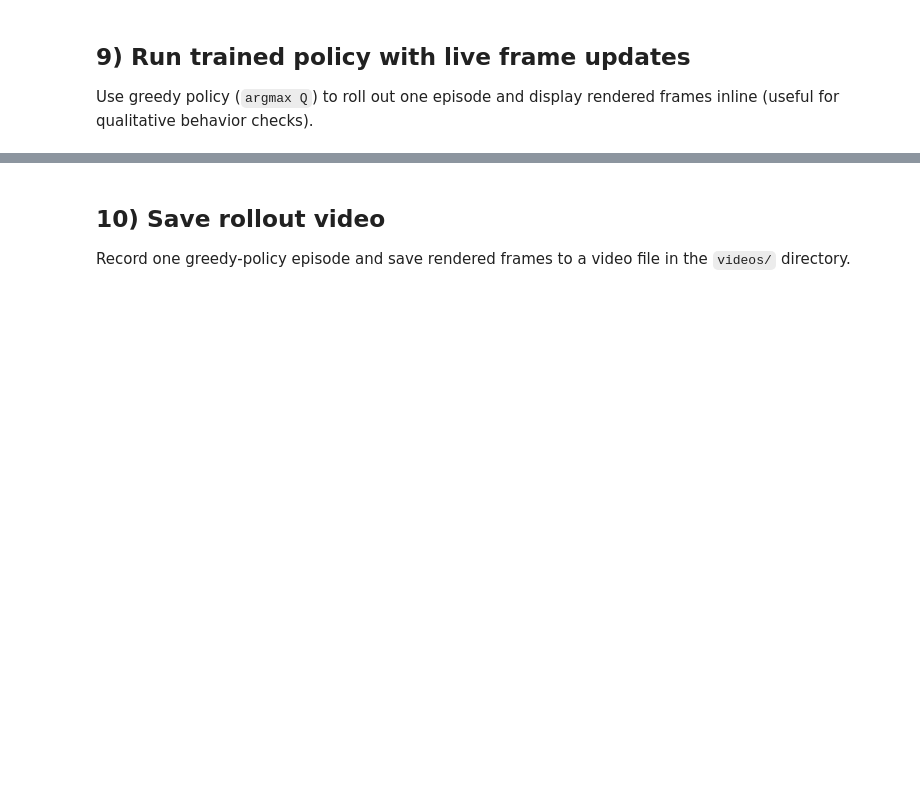
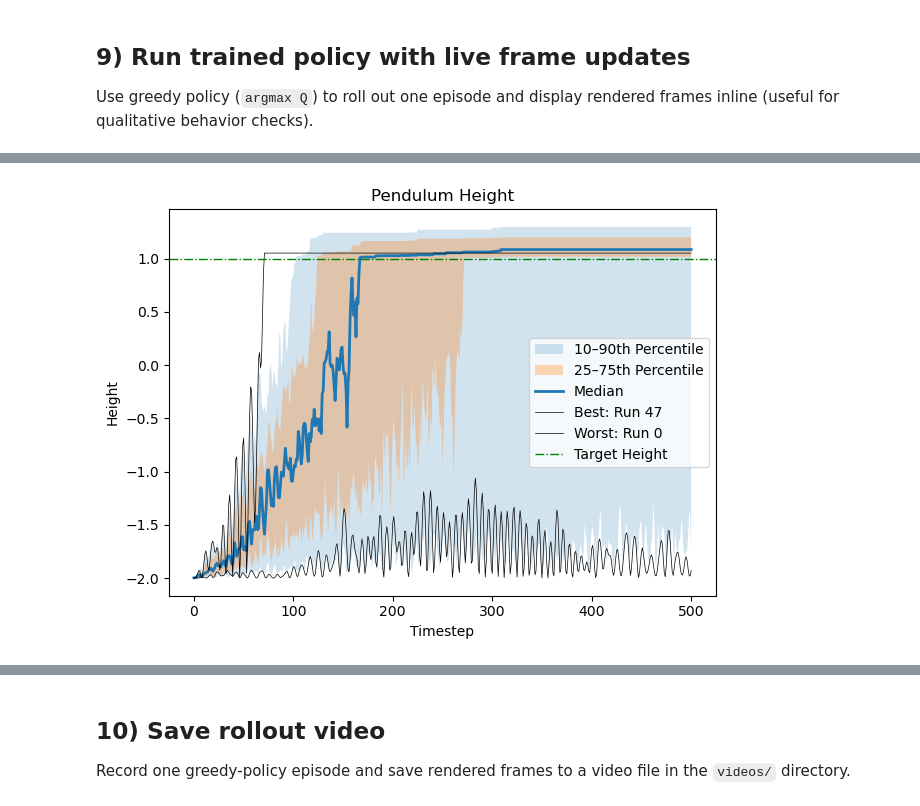
Before and after one commit to Stephen225/ML_class, a Jupyter notebook: run it back.ipynb, the cells around one changed output, grey strips where cells are left out. Cells and saved outputs as stored; diff of their text form; code cells hidden in the pictures; blank space fills up the shorter version.

```diff
--- a/run it back.ipynb
+++ b/run it back.ipynb
@@ -312,3 +324,90 @@ KeyboardInterrupt:
 ## 9) Run trained policy with live frame updates
 
 Use greedy policy (`argmax Q`) to roll out one episode and display rendered frames inline (useful for qualitative behavior checks).
+# %%
+%matplotlib inline
+import numpy as np
+full_obs_np = np.array(full_obs)
+epn = np.array(episode_durations)
+print(full_obs_np.shape)
+#full_reward = [int(full_reward[i]) for i in range(len(full_reward))]
+# height = -(l1*cos(t1) + l2*(cos(t1)*cos(t2)-sin(t1)*sin(t2)))
+# trying to get to height = 1 (not pointing straight up, just over a designated height)
+l1 = 1
+l2 = 1 # these are set in the thingy
+#height = -(l1*full_obs_np[:,:,0] + l2*(full_obs_np[:,:,0]*full_obs_np[:,:,1] - full_obs_np[:,:,2]*full_obs_np[:,:,3]))
+height = -full_obs_np[:,:,0] - (full_obs_np[:,:,0]*full_obs_np[:,:,2] - full_obs_np[:,:,1]*full_obs_np[:,:,3])
+print(height[:,500])
+means = np.mean(height,0)
+print(means.shape)
+
+
+
+timesteps = np.arange(height.shape[1])
+mean = np.median(height, axis=0)
+p25, p75 = np.percentile(height, [25, 75], axis=0)
+p10, p90 = np.percentile(height, [10, 90], axis=0)
+best = height[np.argmin(epn)]
+worst = height[np.argmax(epn)]
+
+fig, ax = plt.subplots()
+
+ax.fill_between(timesteps, p10, p90, alpha=0.2, label='10–90th Percentile')
+ax.fill_between(timesteps, p25, p75, alpha=0.3, label='25–75th Percentile')
+ax.plot(timesteps, mean, label='Median', linewidth=2)
+ax.plot(best, label=f'Best: Run {np.argmin(epn)}', color='black', linewidth=0.5)
+ax.plot(worst, label=f'Worst: Run {np.argmax(epn)}', color='black', linewidth=0.5)
+ax.axhline(y=1.0, color='green', linestyle='-.', linewidth=1, label='Target Height')
+
+ax.set_xlabel("Timestep")
+ax.set_ylabel("Height")
+ax.set_title("Pendulum Height")
+ax.legend()
+plt.tight_layout()
+plt.show()
+
+plt.figure()
+# plot height
+plt.plot(means,label="Height")
+plt.plot(np.ones(len(height)),label="Target Height")
+plt.title("Height")
+plt.xlabel("Timesteps")
+plt.ylabel("Pendulum Height")
+#plt.legend()
+
+plt.figure()
+epn = np.array(episode_durations)
+print(np.argmin(epn))
+print(epn[np.argmin(np.array(episode_durations))])
+print(height[np.argmin(np.array(episode_durations)),epn[np.argmin(np.array(episode_durations))]])
+plt.plot(height[np.argmin(np.array(episode_durations))],label="Height")
+plt.plot(np.ones(len(height)),label="Target Height")
+plt.title("Height")
+plt.xlabel("Timesteps")
+plt.ylabel("Pendulum Height")
+
+'''
+# plot reward
+plt.figure()
+plt.plot(full_reward)
+plt.title("Aggregated Reward")
+plt.xlabel("Timesteps")
+plt.ylabel("Total Reward")
+'''
+
+# plot cosines
+plt.figure()
+plt.title('cosines')
+plt.plot(full_obs_np[:,0],label="theta1")
+plt.plot(full_obs_np[:,2],label="theta2")
+# plot sines
+plt.figure()
+plt.title('sines')
+plt.plot(full_obs_np[:,1],label="theta1")
+plt.plot(full_obs_np[:,3],label="theta2")
+# plot angular velocities
+plt.figure()
+plt.title("angular velocities")
+plt.plot(full_obs_np[:,4],label="theta1")
+plt.plot(full_obs_np[:,5],label="theta2")
+# %% [output]
@@ -314,0 +425 @@ Use greedy policy (`argmax Q`) to roll out one episode and display rendered fram
+[figure, added]
```
Also changed, not shown: parts of 6 cells of this notebook, 4 other files.
